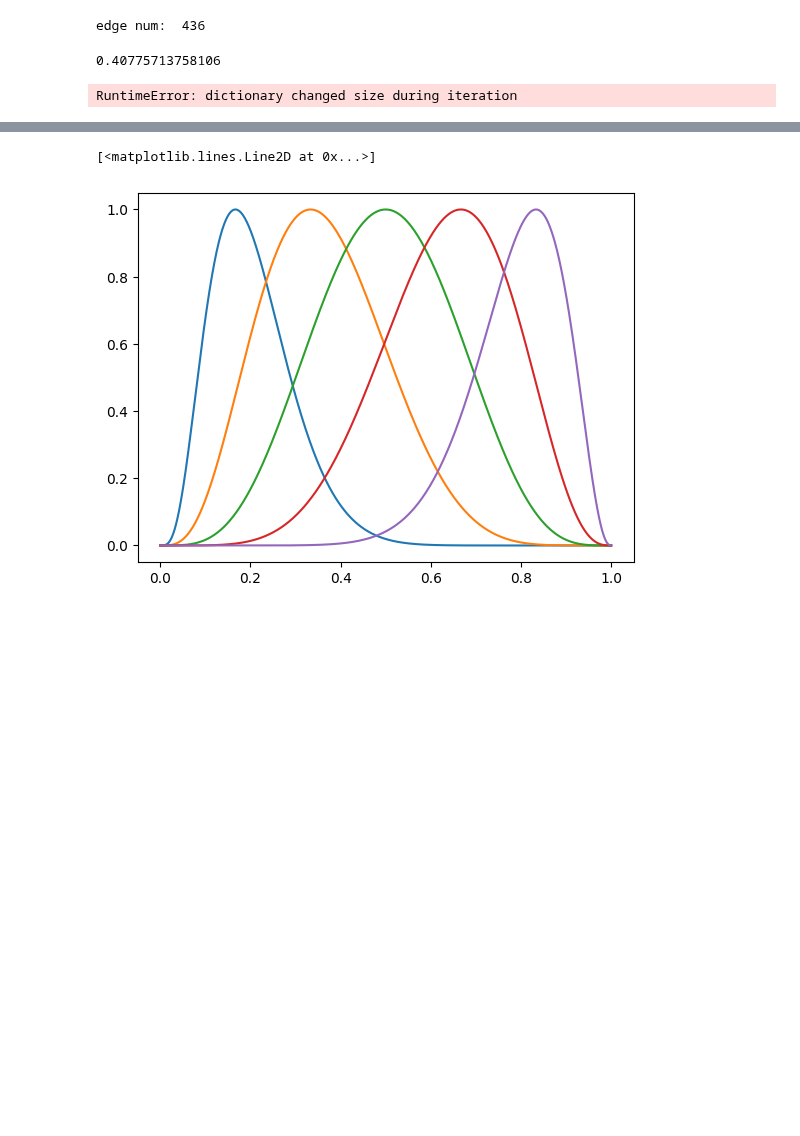
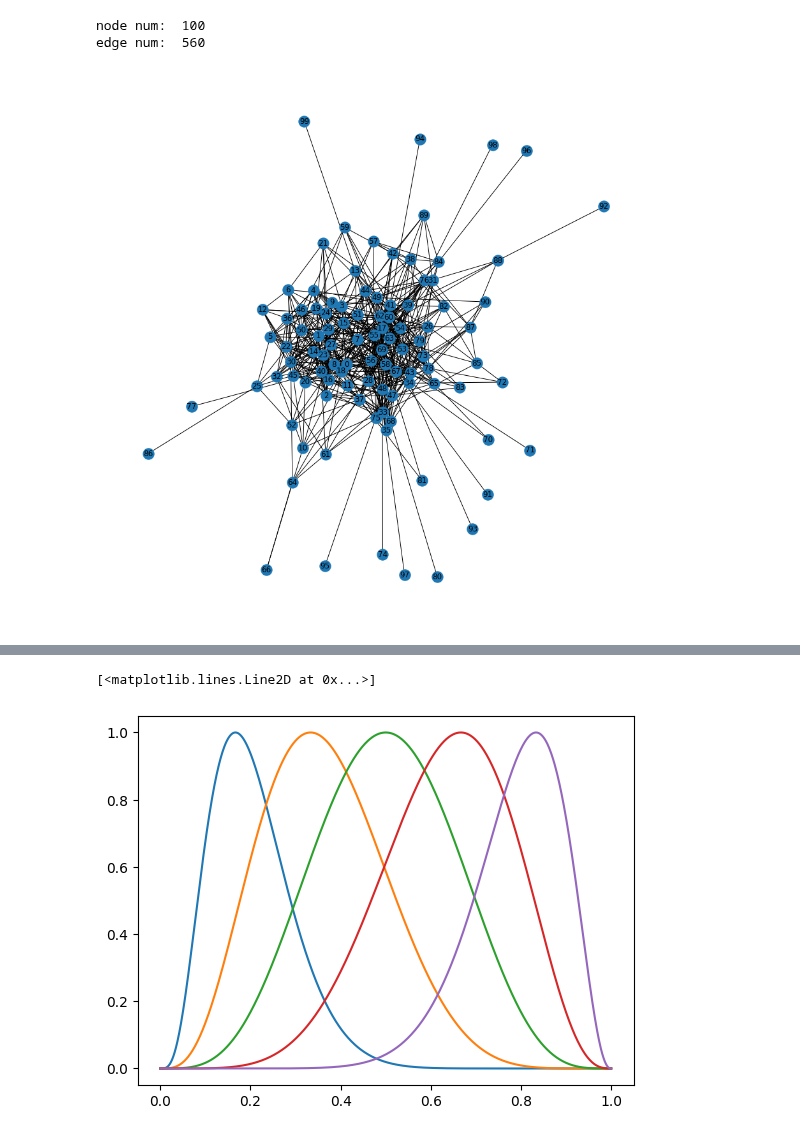
Before and after one commit to HuangHaoyu1997/Reservoir-Computing, a Jupyter notebook: test.ipynb, the cells around one changed output, grey strips where cells are left out. Saved outputs shown, nothing was run; the diff lists cells and outputs as text; code cells hidden in the pictures; blank space fills up the shorter version.

```diff
--- a/test.ipynb
+++ b/test.ipynb
@@ -24,14 +24,28 @@ def DistanceFunction(A, B, beta=1, gamma=1):
     '''
     distance = np.sqrt(np.sum((A-B)**2))
     return beta * np.exp(-gamma * distance)
+# %%
+p = 0.2 # ratio of inhibitory neurons
+N = 100
+k = 2 # number of pioneer nodes
+R = 1.5 # radius of all nodes
+r = 1 # radius of pioneer nodes
+alpha = 0.6
+theta = np.random.uniform(0,1)
+pioneer_nodes = np.array([[r*np.cos(2*np.pi*(theta + i/k)), r*np.sin(2*np.pi*(theta + i/k))] for i in range(k)])
+
+
+# for i in range(k):
+#     G.add_nodes_from([
+#                         (i, {'xy': [pioneer_nodes[i,0], pioneer_nodes[i,1]]}),
+#                         ])
+#     # G.nodes[0]
 # %%
-R = 2
-y = []
-
-for i in range(1000):
-    theta = np.random.uniform(0,1)
+# STEP1: random coordinates of new nodes
+N_coordinates = []
+for _ in range(N):
+    U_theta = np.random.uniform(0,1)
     l = np.random.uniform(0, R)
-    coordinate = [l*np.cos(2*np.pi*theta), l*np.sin(2*np.pi*theta)]
-    y.append(coordinate)
-y = np.array(y)
-plt.scatter(y[:,0], y[:,1])
+    coordinate = [l*np.cos(2*np.pi*U_theta), l*np.sin(2*np.pi*U_theta)]
+    N_coordinates.append(coordinate)
+N_coordinates = np.array(N_coordinates)
@@ -41,16 +161,26 @@ plt.scatter(y[:,0], y[:,1])
 # %%
+# convert matrix A to networkx Graph
+
 G = nx.Graph()
-H = nx.path_graph(1000)
+H = nx.path_graph(N)
 G.add_nodes_from(H)
 for i in range(N):
     for j in range(N):
         if A[i,j] != 0:
             G.add_edge(i,j)
-print('edge num: ', len(G.edges))
+
 # delete isolated nodes from graph, otherwise omega(G) and sigma(G) error
 tempgraph1 = G.copy()
 if nx.is_connected(G) is False:
     G.remove_nodes_from(nx.isolates(tempgraph1))
+print('node num: ', len(G.nodes))
+print('edge num: ', len(G.edges))
 # %% [output]
-edge num:  436
+node num:  100
+edge num:  560
+# %%
+subax1 = plt.figure(figsize=(12, 12))
+nx.draw(G, with_labels=True, font_weight='light',)
+# %% [output]
+[figure, added]
 # %%
@@ -64,13 +195,0 @@ print(omega(G)) # omega(G)->0 for small world property
-# %%
-omega(G)
-# %% [output]
-0.40775713758106
-# %%
-from networkx import sigma, omega
-
-tempgraph1 = G.copy()
-if not nx.is_connected(tempgraph1):
-    tempgraph1.remove_nodes_from(nx.isolates(tempgraph1))
-    print(omega(tempgraph1))
-# %% [output]
-RuntimeError: dictionary changed size during iteration
```
Also changed, not shown: parts of 20 cells of this notebook.
